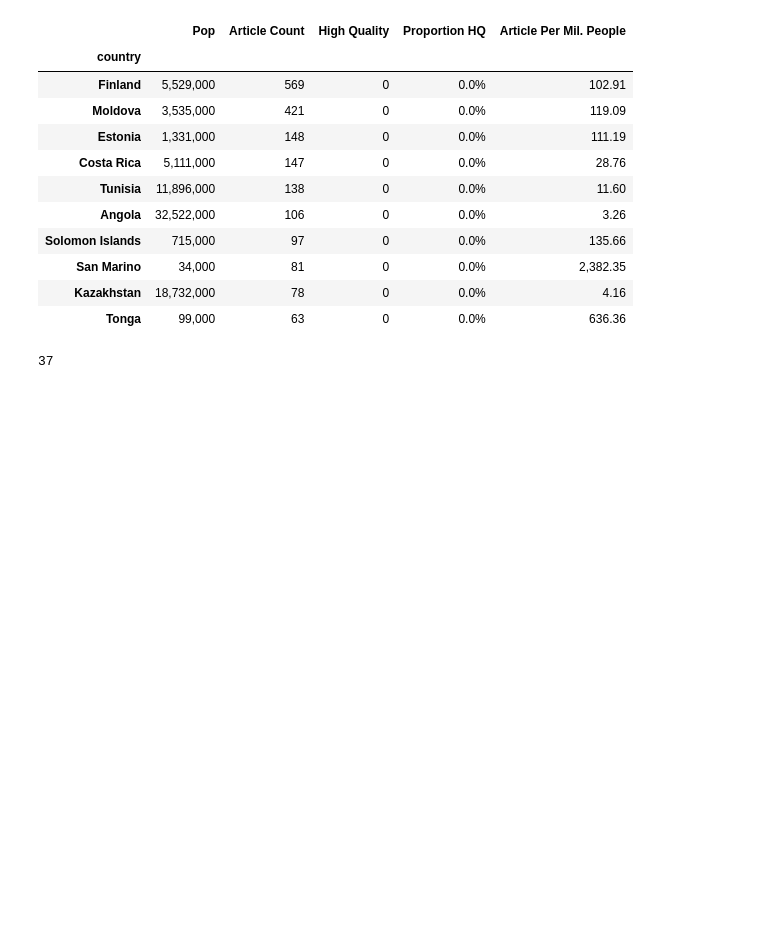
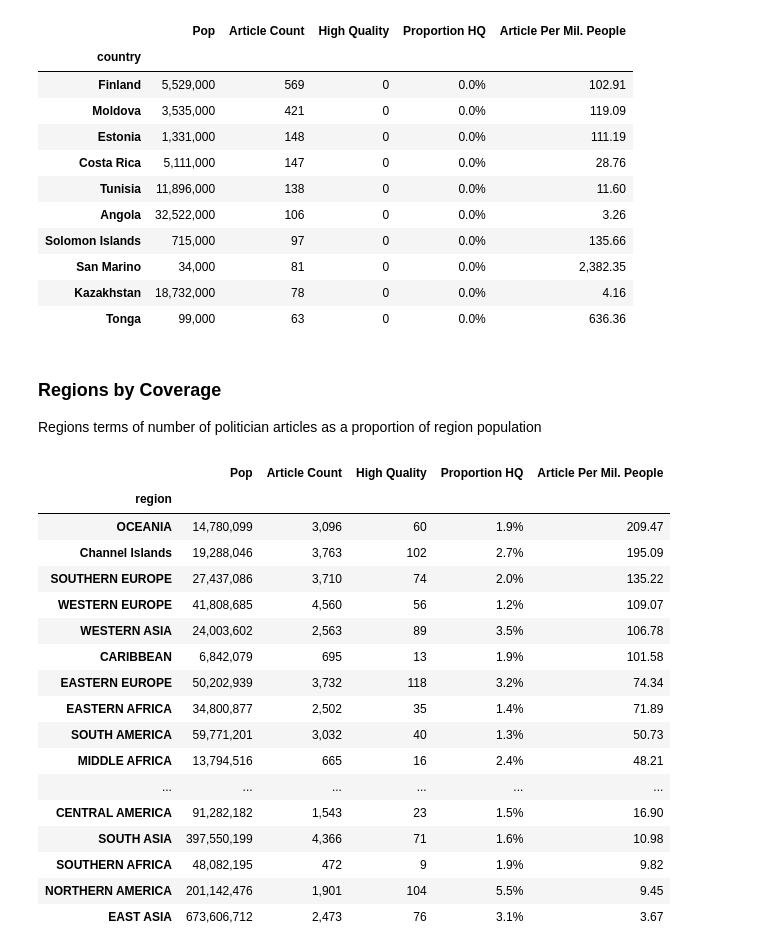
Before and after one commit to CaseCal/data-512-a2, a Jupyter notebook: hcds-a2-bias.ipynb, the cells around one changed output. Saved outputs shown, nothing was run; the diff lists cells and outputs as text; code cells hidden in the pictures; blank space fills up the shorter version.

```diff
--- a/hcds-a2-bias.ipynb
+++ b/hcds-a2-bias.ipynb
@@ -151,5 +157,15 @@ data_by_country = data[["country", "population", "page", "High Quality"]] \
 # Add calcualted fields
 data_by_country["Proportion HQ"] = data_by_country["High Quality"] / data_by_country["Article Count"]
 data_by_country["Article Per Mil. People"] = data_by_country["Article Count"] / data_by_country["Pop"] * 1000000
-data_by_country.head()
+print(data_by_country.head())
+
+# Group by region and take mean
+data_by_region = data[["region", "population", "page", "High Quality"]] \
+    .groupby("region") \
+    .agg({"population": "mean", "page":"size", "High Quality": "sum"}) \
+    .rename(columns={"population": "Pop", "page": "Article Count"})
+
+# Add calcualted fields
+data_by_region["Proportion HQ"] = data_by_region["High Quality"] / data_by_region["Article Count"]
+data_by_region["Article Per Mil. People"] = data_by_region["Article Count"] / data_by_region["Pop"] * 1000000
 # %% [output]
@@ -245,7 +269,27 @@ data_by_country.sort_values(by=["Proportion HQ", "Article Count"], ascending=[Tr
 | San Marino | 34,000 | 81 | 0 | 0.0% | 2,382.35 |
 | Kazakhstan | 18,732,000 | 78 | 0 | 0.0% | 4.16 |
 | Tonga | 99,000 | 63 | 0 | 0.0% | 636.36 |
-# %%
-(data_by_country["Proportion HQ"] == 0).sum()
-# %% [output]
-37
+# %% [markdown]
+### Regions by Coverage
+Regions terms of number of politician articles as a proportion of region population
+# %%
+data_by_region.sort_values(by="Article Per Mil. People", ascending=False).style.format(**style_args)
+# %% [output]
+|  | Pop | Article Count | High Quality | Proportion HQ | Article Per Mil. People |
+| region |  |  |  |  |  |
+| OCEANIA | 14,780,099 | 3,096 | 60 | 1.9% | 209.47 |
+| Channel Islands | 19,288,046 | 3,763 | 102 | 2.7% | 195.09 |
+| SOUTHERN EUROPE | 27,437,086 | 3,710 | 74 | 2.0% | 135.22 |
+| WESTERN EUROPE | 41,808,685 | 4,560 | 56 | 1.2% | 109.07 |
+| WESTERN ASIA | 24,003,602 | 2,563 | 89 | 3.5% | 106.78 |
+| CARIBBEAN | 6,842,079 | 695 | 13 | 1.9% | 101.58 |
+| EASTERN EUROPE | 50,202,939 | 3,732 | 118 | 3.2% | 74.34 |
+| EASTERN AFRICA | 34,800,877 | 2,502 | 35 | 1.4% | 71.89 |
+| SOUTH AMERICA | 59,771,201 | 3,032 | 40 | 1.3% | 50.73 |
+| MIDDLE AFRICA | 13,794,516 | 665 | 16 | 2.4% | 48.21 |
+| ... | ... | ... | ... | ... | ... |
+| CENTRAL AMERICA | 91,282,182 | 1,543 | 23 | 1.5% | 16.90 |
+| SOUTH ASIA | 397,550,199 | 4,366 | 71 | 1.6% | 10.98 |
+| SOUTHERN AFRICA | 48,082,195 | 472 | 9 | 1.9% | 9.82 |
+| NORTHERN AMERICA | 201,142,476 | 1,901 | 104 | 5.5% | 9.45 |
+| EAST ASIA | 673,606,712 | 2,473 | 76 | 3.1% | 3.67 |
```
Also changed, not shown: parts of 5 cells of this notebook, 3 other files.
